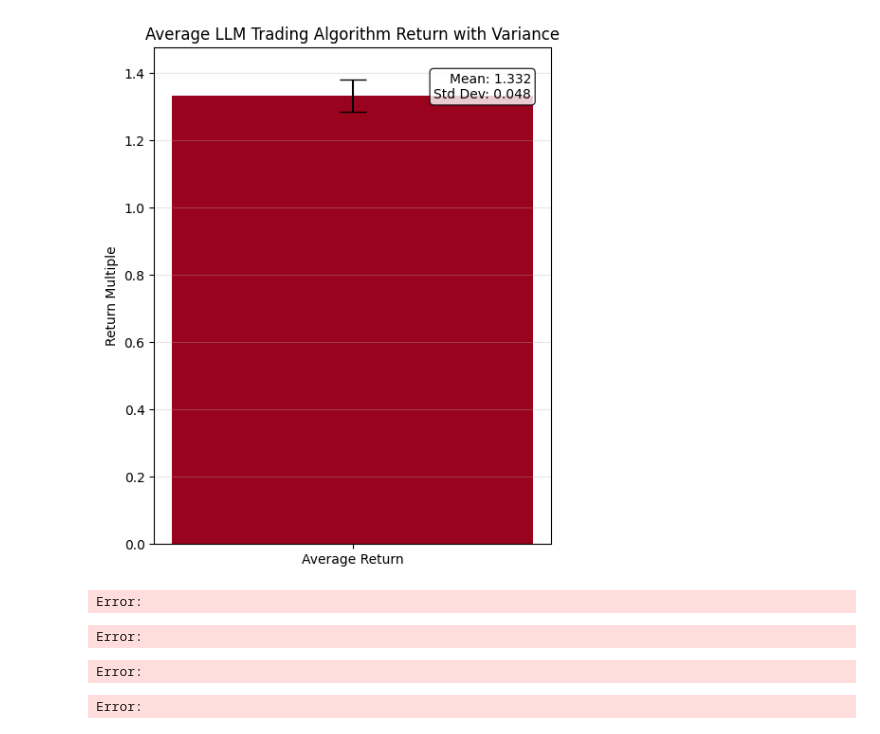
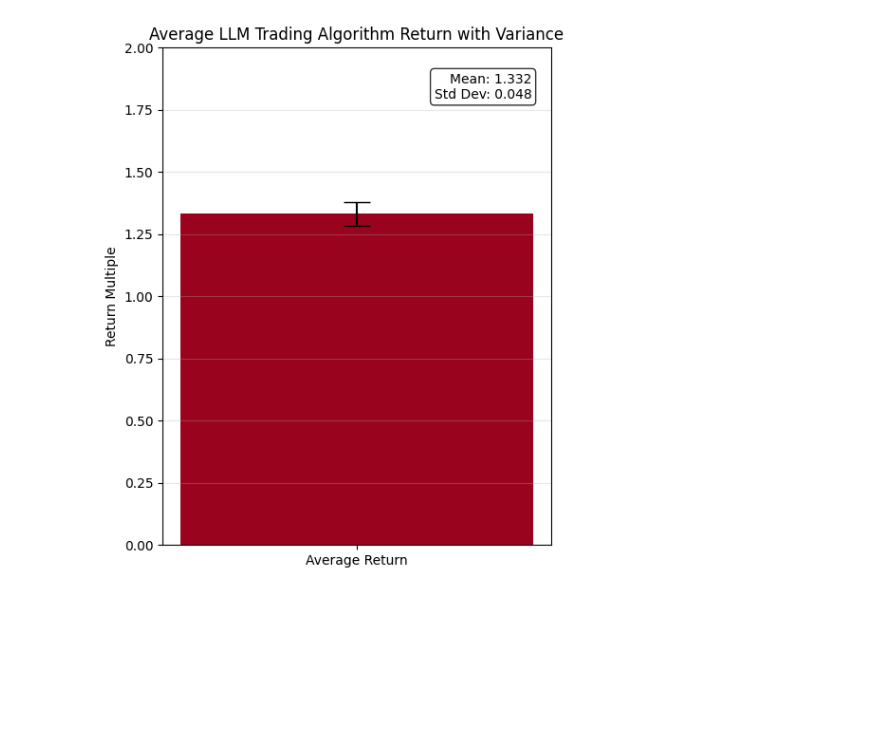
Before and after one commit to tario-you/solid, a Jupyter notebook: YYY_variance_plotting.ipynb, the cells around one changed output. Drawn from its saved outputs; the diff is of its cells as text; code cells hidden in the pictures; blank space fills up the shorter version.

Commit message:
yyy graphs first iteration done :)

```diff
--- a/YYY_variance_plotting.ipynb
+++ b/YYY_variance_plotting.ipynb
@@ -204,7 +175,7 @@ for i, status in enumerate(status_files):
 
     new_month_indices = statuses2new_month_indices(statuses)
 
-    print(f"{len(weights_llm)=}\t{len(weights_llm[0])=}\t{len(statuses)=}\t{len(new_month_indices)=}")
+    # print(f"{len(weights_llm)=}\t{len(weights_llm[0])=}\t{len(statuses)=}\t{len(new_month_indices)=}")
 
     portfolio_value, portfolio_history, monthly_pnl = backtest(weights_llm, statuses)
     llm_returns.append(portfolio_value)
@@ -216,7 +187,7 @@ for i, status in enumerate(status_files):
 
     new_month_indices = statuses2new_month_indices(statuses)
 
-    print(f"{len(weights_opt)=}\t{len(weights_opt[0])=}\t{len(statuses)=}\t{len(new_month_indices)=}")
+    # print(f"{len(weights_opt)=}\t{len(weights_opt[0])=}\t{len(statuses)=}\t{len(new_month_indices)=}")
 
     portfolio_value, portfolio_history, monthly_pnl = backtest(weights_opt, statuses)
     opt_returns.append(portfolio_value)
@@ -225,10 +196,11 @@ for i, status in enumerate(status_files):
     weights_coord_path = os.path.join(os.getcwd(), "assets", f"weights_coord_{identifier}.json")
     with open(weights_coord_path,'r')  as f:
         weights_coord = json.loads(f.read())
+    weights_coord = [w[1:] for w in weights_coord]
 
     new_month_indices = statuses2new_month_indices(statuses)
 
-    print(f"{len(weights_coord)=}\t{len(weights_coord[0])=}\t{len(statuses)=}\t{len(new_month_indices)=}")
+    # print(f"{len(weights_coord)=}\t{len(weights_coord[0])=}\t{len(statuses)=}\t{len(new_month_indices)=}")
 
     portfolio_value, portfolio_history, monthly_pnl = backtest(weights_coord, statuses)
     coord_returns.append(portfolio_value)
@@ -285,32 +210,29 @@ Error:
 # %%
 # Calculate mean and standard deviation
 mean_return = np.mean(llm_returns)
 std_return = np.std(llm_returns)
 
 # Create figure and axis
 plt.figure(figsize=(5, 6))
 
 # Create a single skinnier bar for the mean
 plt.bar(['Average Return'], [mean_return], color='#9a031e',
         yerr=std_return, capsize=10, width=0.3)
 
 # Add labels and title
 plt.ylabel('Return Multiple')
 plt.title('Average LLM Trading Algorithm Return with Variance')
 plt.ylim(0, mean_return + 3*std_return)  # Set y-limit to show error bar clearly
 plt.grid(axis='y', alpha=0.3)
-
+plt.ylim(0, 2)
 # Add text annotation in the upper right corner of the plot
 plt.text(0.95, 0.95, f'Mean: {mean_return:.3f}\nStd Dev: {std_return:.3f}',
          transform=plt.gca().transAxes, ha='right', va='top',
          bbox=dict(boxstyle='round', facecolor='white', alpha=0.8))
 
 # Show plot
 plt.tight_layout()
+plt.savefig('YYY/average_llm_return_with_variance.png', dpi=300, bbox_inches='tight')
 plt.show()
 # %% [output]
-[figure, old version]
+[figure, new version]
-Error:
-Error:
-Error:
-Error:
```
Also changed, not shown: parts of 14 cells of this notebook, 13 other files.
